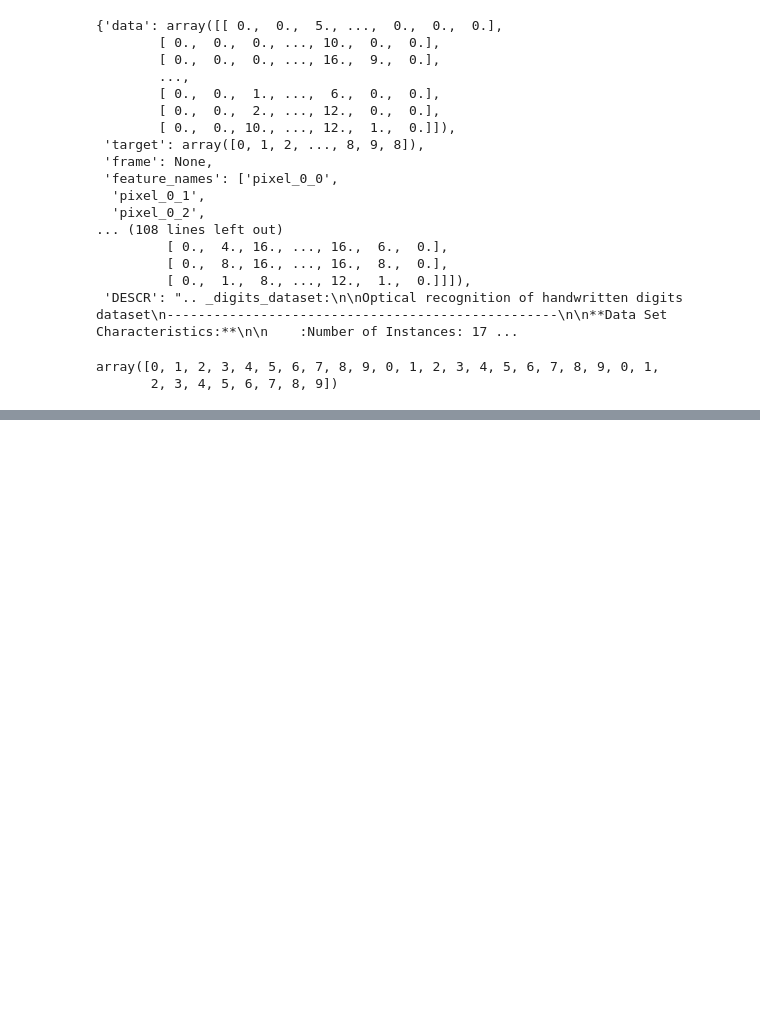
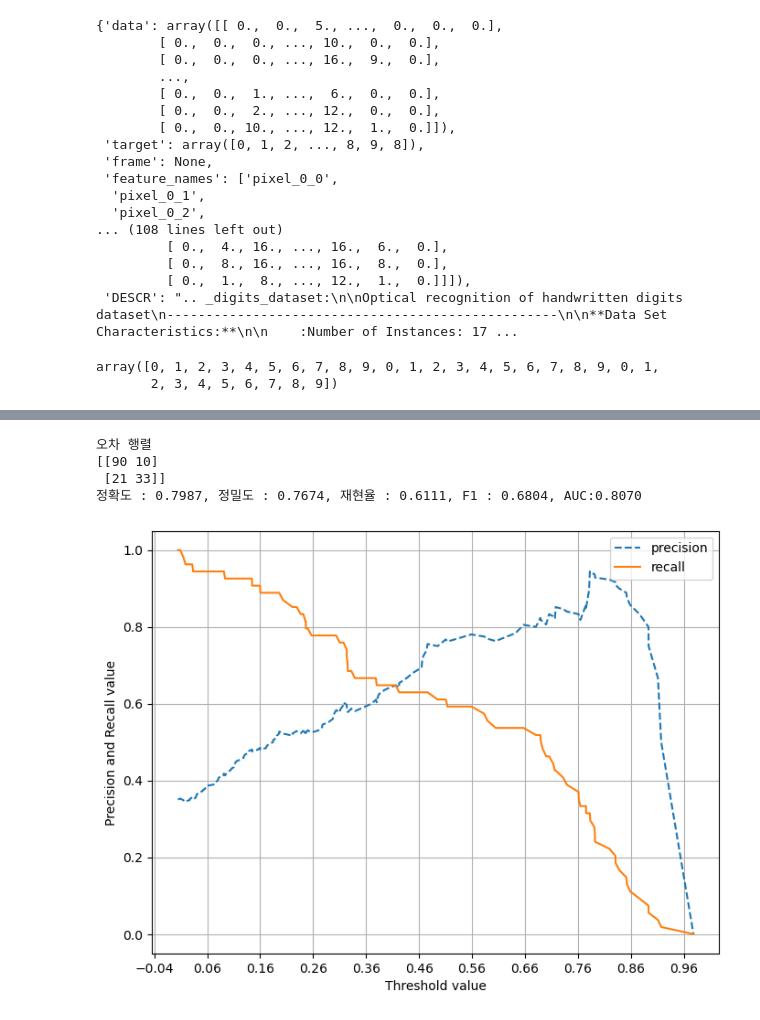
Before and after one commit to rkdaudgus94/Data_Process, a Jupyter notebook: (머신러닝)3장 평가.ipynb, the cells around one changed output, grey strips where cells are left out. Cells and saved outputs as stored; diff of their text form; code cells hidden in the pictures; blank space fills up the shorter version.

```diff
--- a/(머신러닝)3장 평가.ipynb
+++ b/(머신러닝)3장 평가.ipynb
@@ -216,0 +461,6 @@ get_clf_eval(y_test,pred)
+# %%
+from sklearn.linear_model import LogisticRegression
+
+diabetes_data = pd.read_csv("D:/sample_data/diabetes.csv")
+print(diabetes_data['Outcome'].value_counts())
+diabetes_data.head(3)
@@ -216,0 +498,22 @@ get_clf_eval(y_test,pred)
+# %%
+X = diabetes_data.iloc[:,:-1]
+y = diabetes_data.iloc[:,-1]
+
+X_train, X_test, y_train,y_test = train_test_split(X, y, test_size = 0.2, random_state = 156, stratify=y)
+
+lr_clf = LogisticRegression(max_iter = 500)
+lr_clf.fit(X_train, y_train)
+pred = lr_clf.predict(X_test)
+pred_proba = lr_clf.predict_proba(X_test)[:,1]
+
+get_clf_eval(y_test, pred, pred_proba)
+# %% [output]
+오차 행렬
+[[90 10]
+ [21 33]]
+정확도 : 0.7987, 정밀도 : 0.7674, 재현율 : 0.6111, F1 : 0.6804, AUC:0.8070
+# %%
+pred_proba_c1 = lr_clf.predict_proba(X_test)[:,1]
+precision_recall_curve_plot(y_test, pred_proba_c1)
+# %% [output]
+[figure, added]
```
Also changed, not shown: parts of 60 cells of this notebook.
